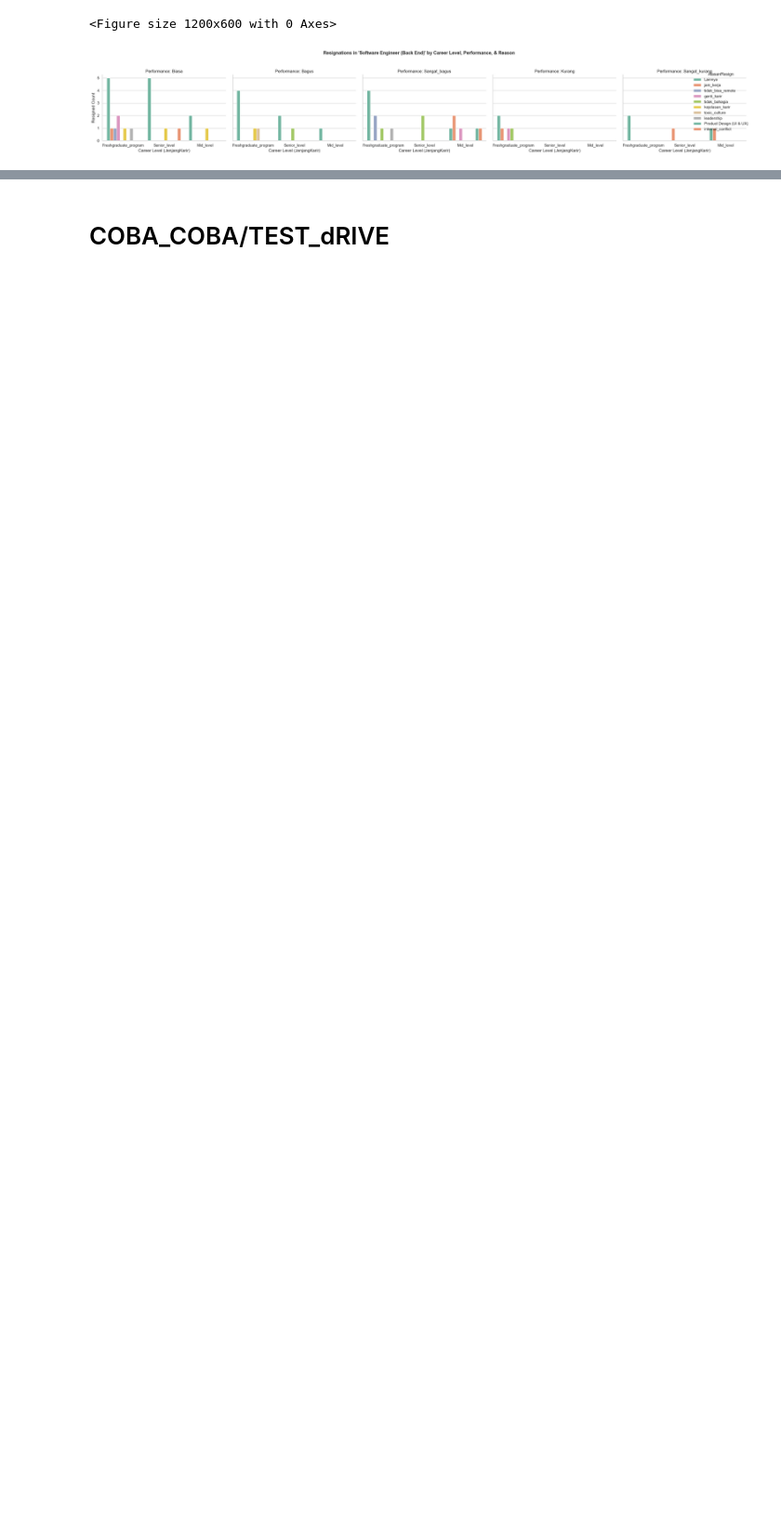
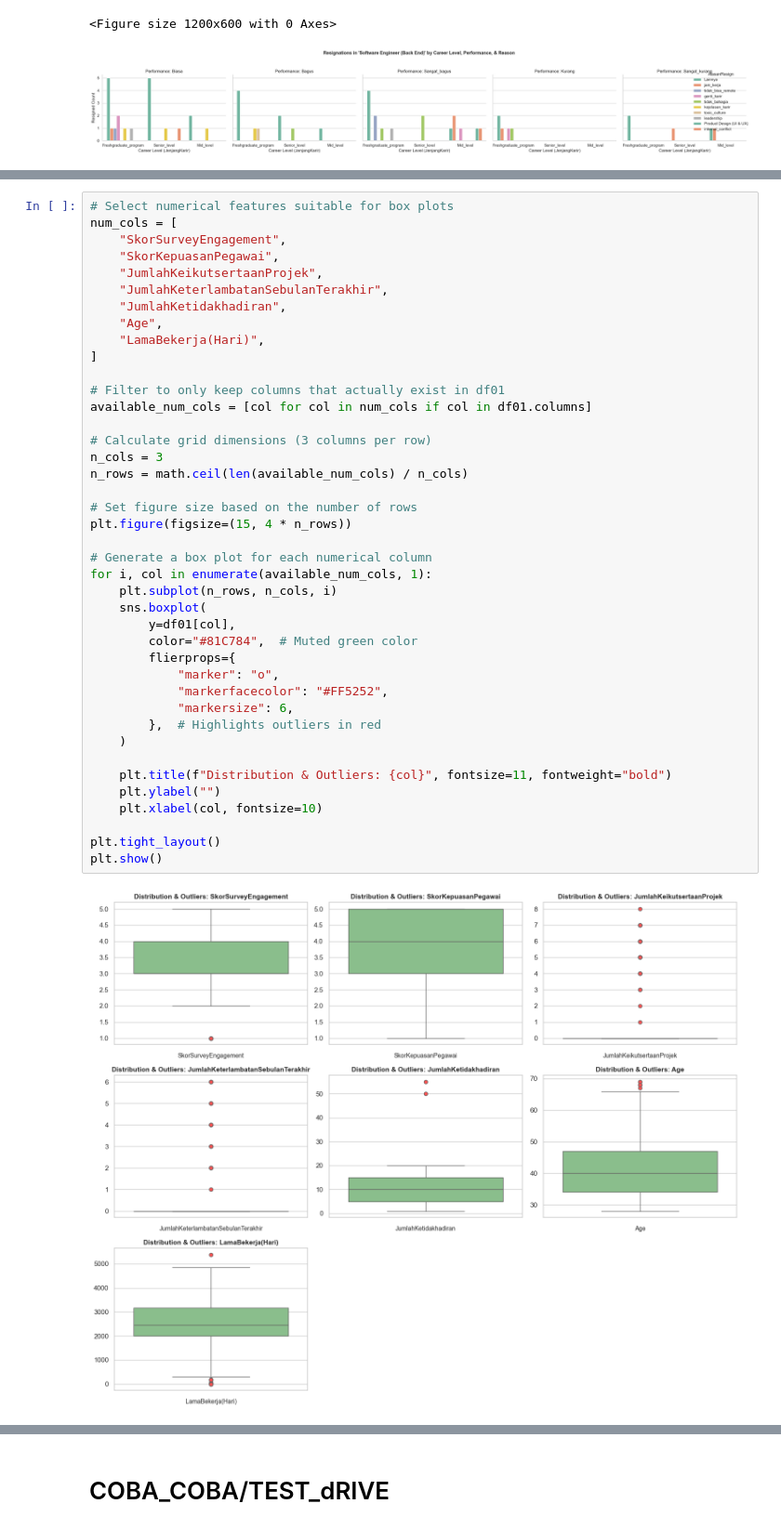
Before and after one commit to raqiwardhana/rakamin02, a Jupyter notebook: Retention_Predict/retention.ipynb, the cells around one changed output, grey strips where cells are left out. Shown at 93% size. Cells and saved outputs as stored; diff of their text form; blank space fills up the shorter version.

```diff
--- a/Retention_Predict/retention.ipynb
+++ b/Retention_Predict/retention.ipynb
@@ -648,0 +689,43 @@ plt.show()
+# %%
+# Select numerical features suitable for box plots
+num_cols = [
+    "SkorSurveyEngagement",
+    "SkorKepuasanPegawai",
+    "JumlahKeikutsertaanProjek",
+    "JumlahKeterlambatanSebulanTerakhir",
+    "JumlahKetidakhadiran",
+    "Age",
+    "LamaBekerja(Hari)",
+]
+
+# Filter to only keep columns that actually exist in df01
+available_num_cols = [col for col in num_cols if col in df01.columns]
+
+# Calculate grid dimensions (3 columns per row)
+n_cols = 3
+n_rows = math.ceil(len(available_num_cols) / n_cols)
+
+# Set figure size based on the number of rows
+plt.figure(figsize=(15, 4 * n_rows))
+
+# Generate a box plot for each numerical column
+for i, col in enumerate(available_num_cols, 1):
+    plt.subplot(n_rows, n_cols, i)
+    sns.boxplot(
+        y=df01[col],
+        color="#81C784",  # Muted green color
+        flierprops={
+            "marker": "o",
+            "markerfacecolor": "#FF5252",
+            "markersize": 6,
+        },  # Highlights outliers in red
+    )
+
+    plt.title(f"Distribution & Outliers: {col}", fontsize=11, fontweight="bold")
+    plt.ylabel("")
+    plt.xlabel(col, fontsize=10)
+
+plt.tight_layout()
+plt.show()
+# %% [output]
+[figure, added]
```
Also changed, not shown: parts of 61 cells of this notebook.
